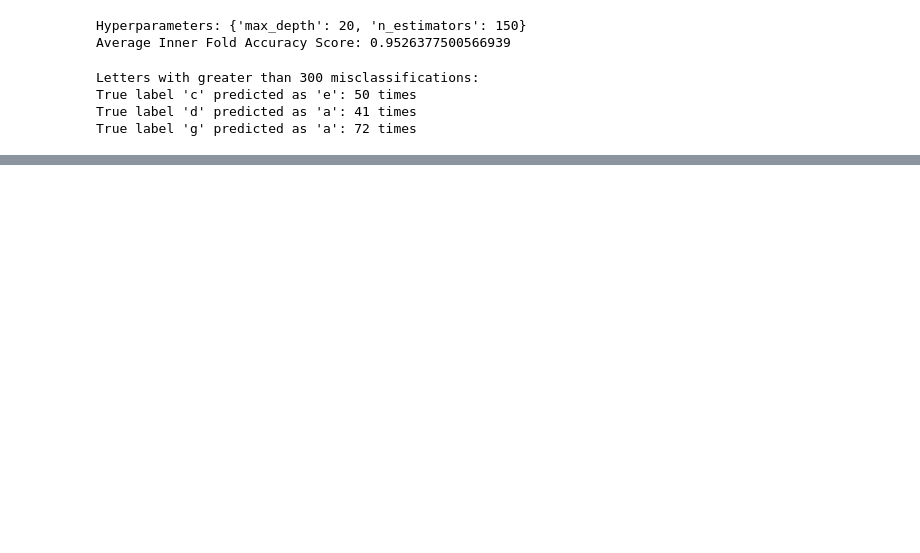
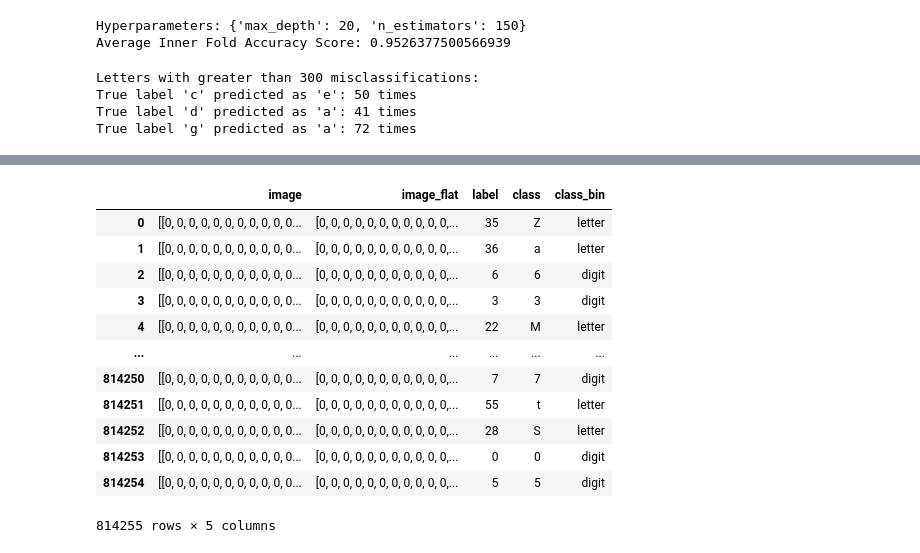
Before and after one commit to Kcole3/datasci_223, a Jupyter notebook: exercises/4-classification/Classification.ipynb, the cells around one changed output, grey strips where cells are left out. Saved outputs shown, nothing was run; the diff lists cells and outputs as text; code cells hidden in the pictures; blank space fills up the shorter version.

```diff
--- a/exercises/4-classification/Classification.ipynb
+++ b/exercises/4-classification/Classification.ipynb
@@ -1155,3 +803,24 @@ valid2_bin.reset_index(drop=True, inplace=True)
+# %%
+
+merged_emnist_bin = merged_emnist['class_bin'].apply(lambda x: x in symbols_bin)
+merged_emnist_bin2 = merged_emnist[merged_emnist_bin]
+merged_emnist_bin2.reset_index(drop=True, inplace=True)
+
+display(merged_emnist_bin2)
+# %% [output]
+|  | image | image_flat | label | class | class_bin |
+| 0 | [[0, 0, 0, 0, 0, 0, 0, 0, 0, 0, 0... | [0, 0, 0, 0, 0, 0, 0, 0, 0, 0, 0,... | 35 | Z | letter |
+| 1 | [[0, 0, 0, 0, 0, 0, 0, 0, 0, 0, 0... | [0, 0, 0, 0, 0, 0, 0, 0, 0, 0, 0,... | 36 | a | letter |
+| 2 | [[0, 0, 0, 0, 0, 0, 0, 0, 0, 0, 0... | [0, 0, 0, 0, 0, 0, 0, 0, 0, 0, 0,... | 6 | 6 | digit |
+| 3 | [[0, 0, 0, 0, 0, 0, 0, 0, 0, 0, 0... | [0, 0, 0, 0, 0, 0, 0, 0, 0, 0, 0,... | 3 | 3 | digit |
+| 4 | [[0, 0, 0, 0, 0, 0, 0, 0, 0, 0, 0... | [0, 0, 0, 0, 0, 0, 0, 0, 0, 0, 0,... | 22 | M | letter |
+| ... | ... | ... | ... | ... | ... |
+| 814250 | [[0, 0, 0, 0, 0, 0, 0, 0, 0, 0, 0... | [0, 0, 0, 0, 0, 0, 0, 0, 0, 0, 0,... | 7 | 7 | digit |
+| 814251 | [[0, 0, 0, 0, 0, 0, 0, 0, 0, 0, 0... | [0, 0, 0, 0, 0, 0, 0, 0, 0, 0, 0,... | 55 | t | letter |
+| 814252 | [[0, 0, 0, 0, 0, 0, 0, 0, 0, 0, 0... | [0, 0, 0, 0, 0, 0, 0, 0, 0, 0, 0,... | 28 | S | letter |
+| 814253 | [[0, 0, 0, 0, 0, 0, 0, 0, 0, 0, 0... | [0, 0, 0, 0, 0, 0, 0, 0, 0, 0, 0,... | 0 | 0 | digit |
+| 814254 | [[0, 0, 0, 0, 0, 0, 0, 0, 0, 0, 0... | [0, 0, 0, 0, 0, 0, 0, 0, 0, 0, 0,... | 5 | 5 | digit |
+814255 rows × 5 columns
 # %%
 metrics_dict = {
     'digit_vs_letter' : { # task name (0 vs 1 classifier)
```
Also changed, not shown: parts of 56 cells of this notebook.
